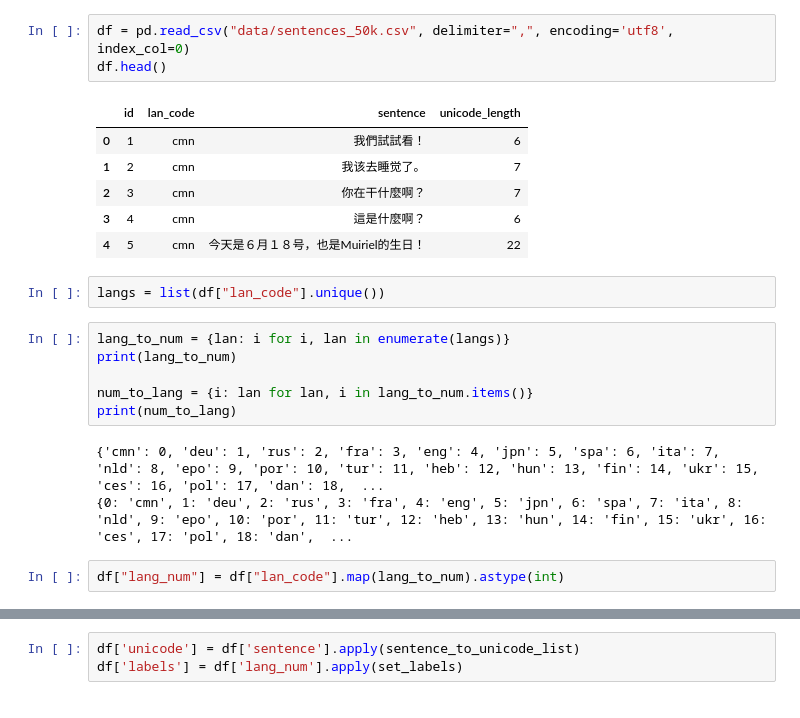
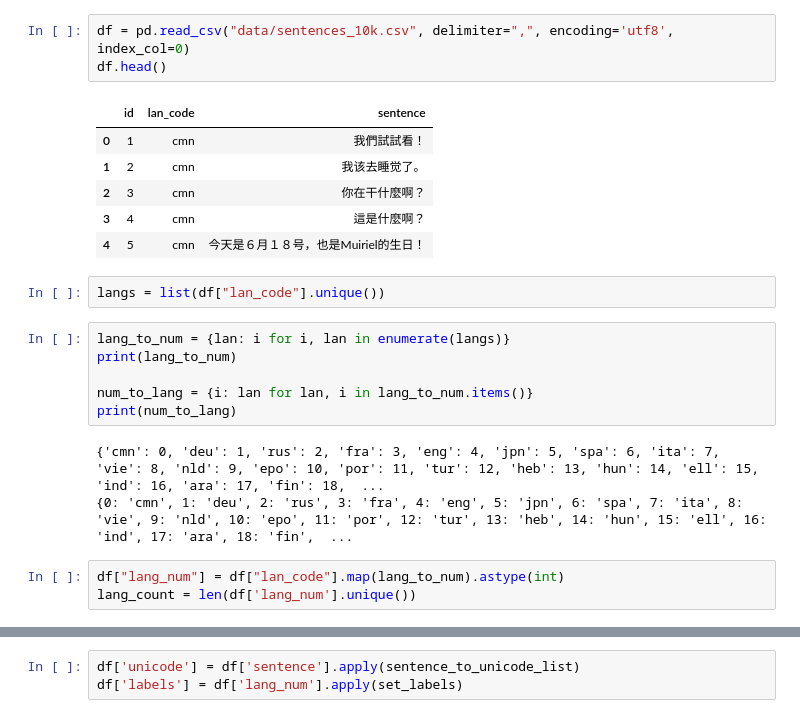
Before and after one commit to PiotrCenda/lang-detection, a Jupyter notebook: lang_detection_neural.ipynb, the cells around one changed output, grey strips where cells are left out. Cells and saved outputs as stored; diff of their text form.

```diff
--- a/lang_detection_neural.ipynb
+++ b/lang_detection_neural.ipynb
@@ -14,13 +23,13 @@ from sklearn.model_selection import train_test_split
 # %%
-df = pd.read_csv("data/sentences_50k.csv", delimiter=",", encoding='utf8', index_col=0)
+df = pd.read_csv("data/sentences_10k.csv", delimiter=",", encoding='utf8', index_col=0)
 df.head()
 # %% [output]
-|  | id | lan_code | sentence | unicode_length |
-| 0 | 1 | cmn | 我們試試看！ | 6 |
-| 1 | 2 | cmn | 我该去睡觉了。 | 7 |
-| 2 | 3 | cmn | 你在干什麼啊？ | 7 |
-| 3 | 4 | cmn | 這是什麼啊？ | 6 |
-| 4 | 5 | cmn | 今天是６月１８号，也是Muiriel的生日！ | 22 |
+|  | id | lan_code | sentence |
+| 0 | 1 | cmn | 我們試試看！ |
+| 1 | 2 | cmn | 我该去睡觉了。 |
+| 2 | 3 | cmn | 你在干什麼啊？ |
+| 3 | 4 | cmn | 這是什麼啊？ |
+| 4 | 5 | cmn | 今天是６月１８号，也是Muiriel的生日！ |
 # %%
 langs = list(df["lan_code"].unique())
 # %%
@@ -30,7 +39,8 @@ print(lang_to_num)
 num_to_lang = {i: lan for lan, i in lang_to_num.items()}
 print(num_to_lang)
 # %% [output]
-{'cmn': 0, 'deu': 1, 'rus': 2, 'fra': 3, 'eng': 4, 'jpn': 5, 'spa': 6, 'ita': 7, 'nld': 8, 'epo': 9, 'por': 10, 'tur': 11, 'heb': 12, 'hun': 13, 'fin': 14, 'ukr': 15, 'ces': 16, 'pol': 17, 'dan': 18,  ...
-{0: 'cmn', 1: 'deu', 2: 'rus', 3: 'fra', 4: 'eng', 5: 'jpn', 6: 'spa', 7: 'ita', 8: 'nld', 9: 'epo', 10: 'por', 11: 'tur', 12: 'heb', 13: 'hun', 14: 'fin', 15: 'ukr', 16: 'ces', 17: 'pol', 18: 'dan',  ...
+{'cmn': 0, 'deu': 1, 'rus': 2, 'fra': 3, 'eng': 4, 'jpn': 5, 'spa': 6, 'ita': 7, 'vie': 8, 'nld': 9, 'epo': 10, 'por': 11, 'tur': 12, 'heb': 13, 'hun': 14, 'ell': 15, 'ind': 16, 'ara': 17, 'fin': 18,  ...
+{0: 'cmn', 1: 'deu', 2: 'rus', 3: 'fra', 4: 'eng', 5: 'jpn', 6: 'spa', 7: 'ita', 8: 'vie', 9: 'nld', 10: 'epo', 11: 'por', 12: 'tur', 13: 'heb', 14: 'hun', 15: 'ell', 16: 'ind', 17: 'ara', 18: 'fin',  ...
 # %%
 df["lang_num"] = df["lan_code"].map(lang_to_num).astype(int)
+lang_count = len(df['lang_num'].unique())
```
Also changed, not shown: parts of 53 cells of this notebook, 4 other files.
